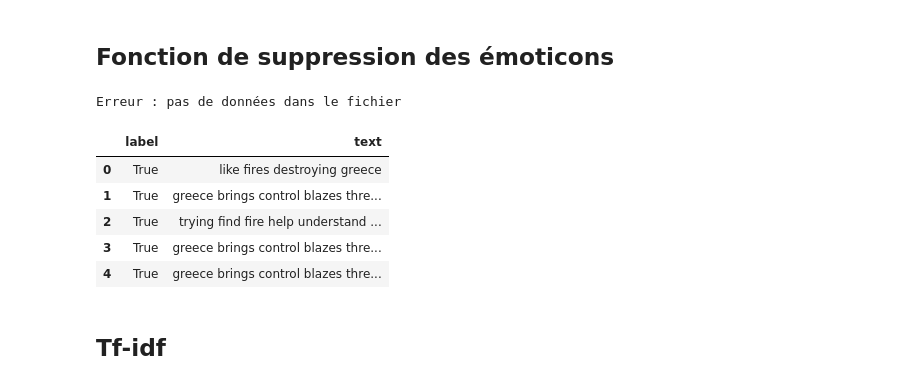
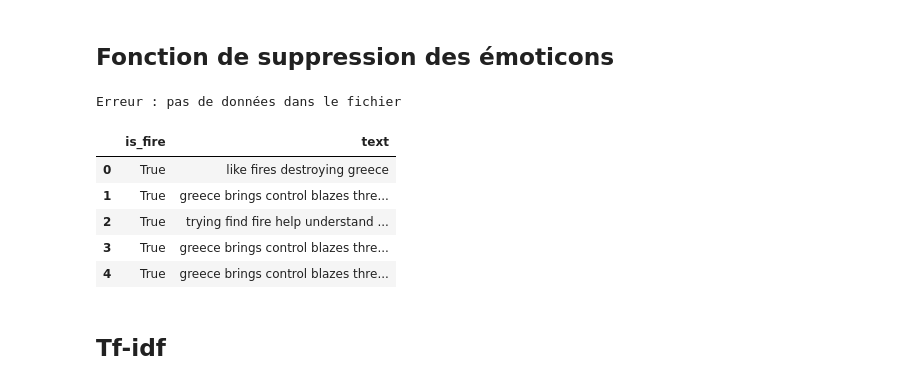
Before and after one commit to ArnaudMarcel/Altanoveo, a Jupyter notebook: altanoveo.ipynb, the cells around one changed output. Saved outputs shown, nothing was run; the diff lists cells and outputs as text; code cells hidden in the pictures.

```diff
--- a/altanoveo.ipynb
+++ b/altanoveo.ipynb
@@ -26,7 +25,7 @@ ERROR! Session/line number was not unique in database. History logging moved to
 # %%
 nlp = spacy.load("en_core_web_sm")
 vocab = list(nlp.vocab.strings)
-stop_words = list(nlp.Defaults.stop_words) + ["rt", "", ""]
+stop_words = list(nlp.Defaults.stop_words) + ["rt", "click"]
 # %% [markdown]
 ## Fonction de vérification du vocabulaire
 # %%
@@ -63,36 +62,36 @@ def remove_emoji(string):
 # %%
 texts = pd.DataFrame()
 fire_tweets = glob('*/*output_tweet.json')
 without_fire_tweets = glob('without_fire/*output*.json')
 
 for tweet in fire_tweets:
     with open(tweet, 'r') as file:
         try:
             content = json.loads(file.read())['data']
             for elt in content:
                 if elt['lang'] == 'en':
                     cleaned_text = remove_emoji(elt['text'].replace('#', '').replace('\n', ' '))
                     cleaned_text = keep_in_voc(cleaned_text)
-                    texts = texts.append({'label': True, 'text': cleaned_text.lower()}, ignore_index=True)
+                    texts = texts.append({'is_fire': True, 'text': cleaned_text.lower()}, ignore_index=True)
         except:
             print("Erreur : pas de données dans le fichier")
 
 for tweet in without_fire_tweets:
     with open(tweet, 'r') as file:
         try:
             content = json.loads(file.read())['data']
             for elt in content:
                 if elt['lang'] == 'en':
                     cleaned_text = remove_emoji(elt['text'].replace('#', '').replace('\n', ' '))
                     cleaned_text = keep_in_voc(cleaned_text)
-                    texts = texts.append({'label': False, 'text': cleaned_text}, ignore_index=True)
+                    texts = texts.append({'is_fire': False, 'text': cleaned_text}, ignore_index=True)
         except:
             print("Erreur : pas de données dans le fichier")
 
 texts.head()
 # %% [output]
 Erreur : pas de données dans le fichier
-|  | label | text |
+|  | is_fire | text |
 | 0 | True | like fires destroying greece |
 | 1 | True | greece brings control blazes thre... |
 | 2 | True | trying find fire help understand ... |
```
Also changed, not shown: parts of 6 cells of this notebook.
